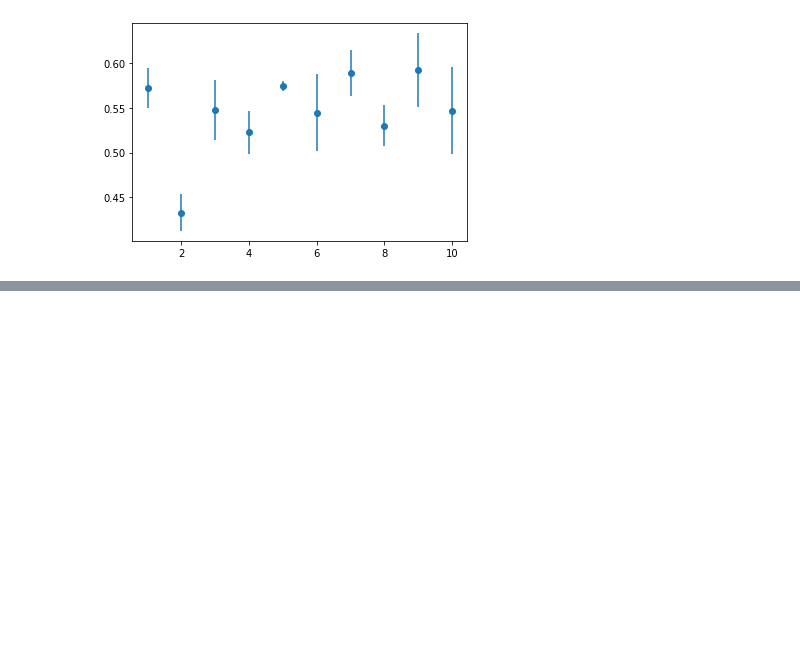
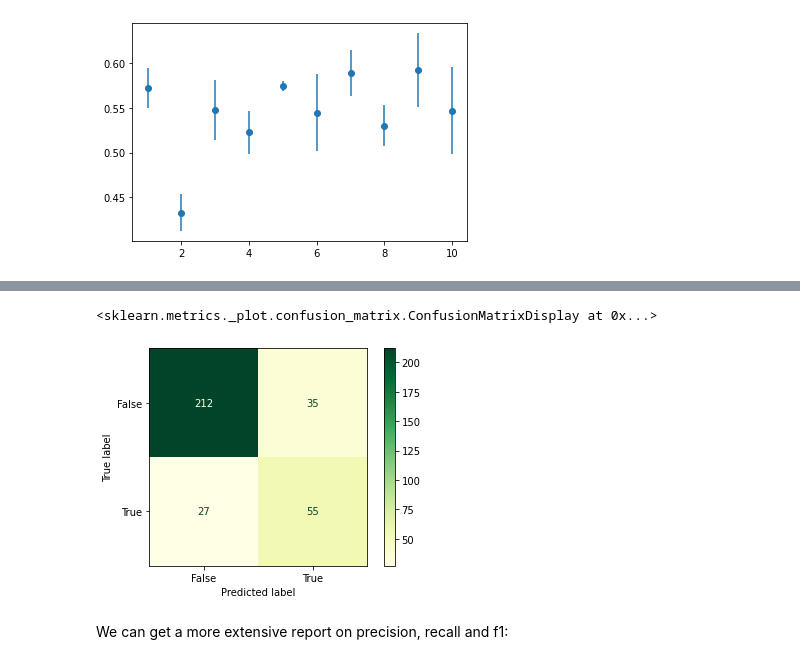
Before and after one commit to esciencecenter-digital-skills/SICSS-odissei-machine-learning, a Jupyter notebook: notebooks/4-CrossValidation.ipynb, the cells around one changed output, grey strips where cells are left out. Drawn from its saved outputs; the diff is of its cells as text; code cells hidden in the pictures; blank space fills up the shorter version.

Commit message:
Add bit about other perfomance metrics

```diff
--- a/notebooks/4-CrossValidation.ipynb
+++ b/notebooks/4-CrossValidation.ipynb
@@ -108,0 +109,7 @@ Some machine learning models, such as Random Forests or Linear Regression, allow
+# %%
+weather_test = pd.read_csv('data/weather_test.csv')
+X_test = weather_test[features]
+y_test = weather_test['BASEL_BBQ_weather']
+# %%
+best_model = model.best_estimator_
+y_predicted = best_model.predict(X_test)
@@ -108,0 +118,7 @@ Some machine learning models, such as Random Forests or Linear Regression, allow
+# %%
+sklearn.metrics.ConfusionMatrixDisplay.from_estimator(best_model, X_test, y_test, cmap='YlGn')
+# %% [output]
+<sklearn.metrics._plot.confusion_matrix.ConfusionMatrixDisplay at 0x...>
+[figure, added]
+# %% [markdown]
+We can get a more extensive report on precision, recall and f1:
```
Also changed, not shown: parts of 10 cells of this notebook.
